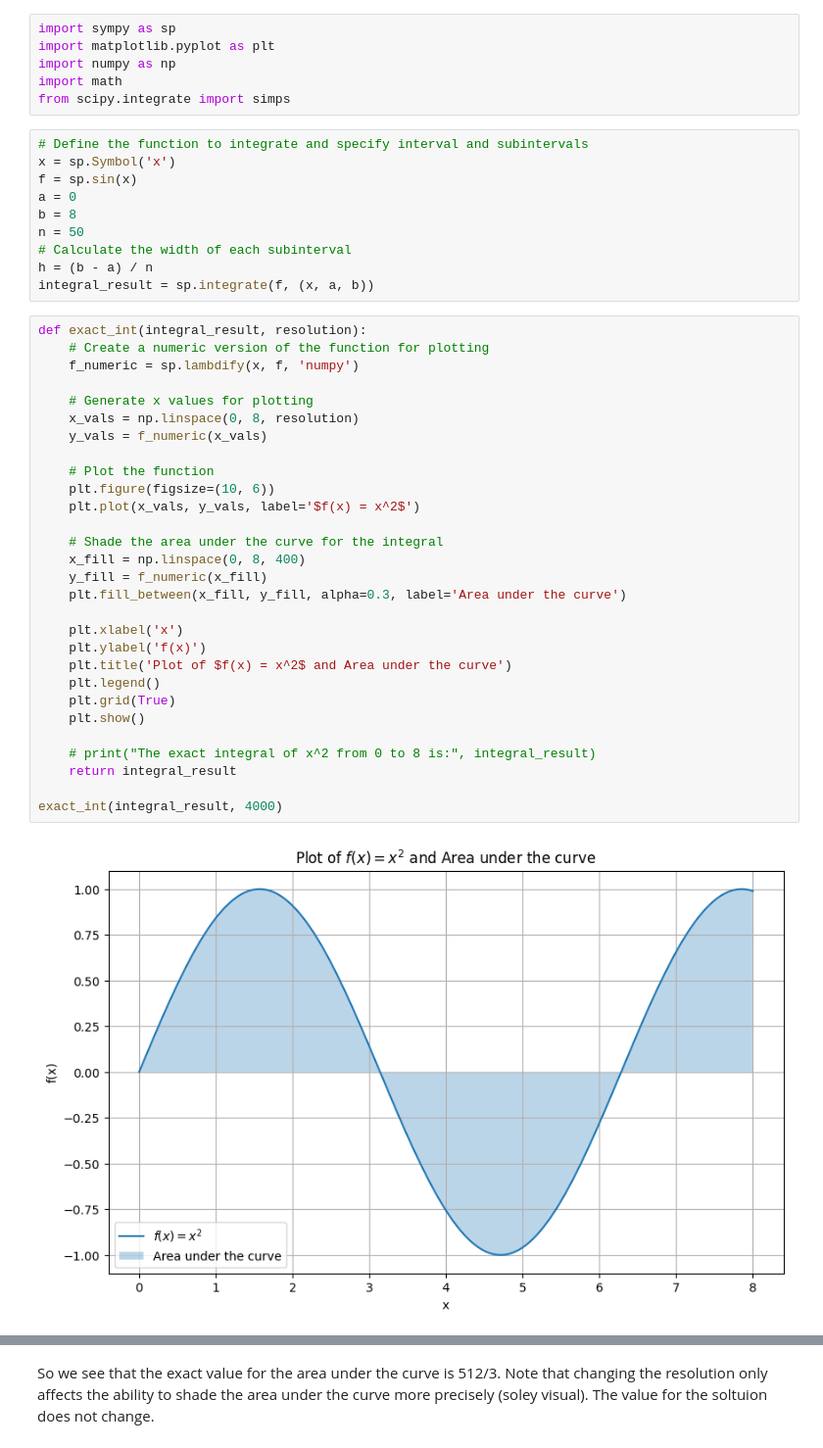
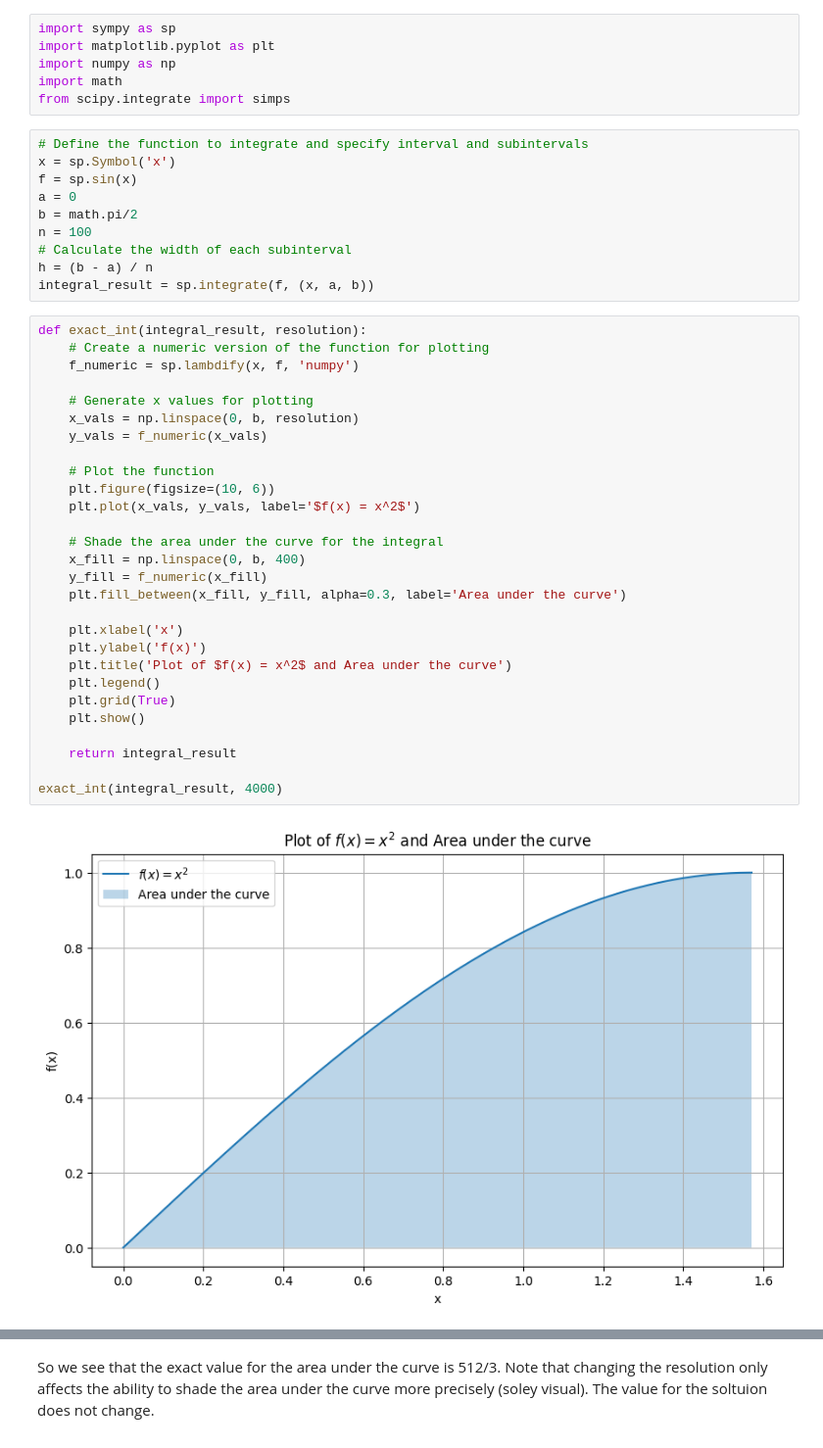
Before and after one commit to aqsnyder/eng_math, a Jupyter notebook: integration_techniques.ipynb, the cells around one changed output, grey strips where cells are left out. Shown at 98% size. Cells and saved outputs as stored; diff of their text form.

```diff
--- a/integration_techniques.ipynb
+++ b/integration_techniques.ipynb
@@ -17,39 +17,38 @@ from scipy.integrate import simps
 x = sp.Symbol('x')
 f = sp.sin(x)
 a = 0
-b = 8
-n = 50
+b = math.pi/2
+n = 100
 # Calculate the width of each subinterval
 h = (b - a) / n
 integral_result = sp.integrate(f, (x, a, b))
 # %%
 def exact_int(integral_result, resolution):
     # Create a numeric version of the function for plotting
     f_numeric = sp.lambdify(x, f, 'numpy')
 
     # Generate x values for plotting
-    x_vals = np.linspace(0, 8, resolution)
+    x_vals = np.linspace(0, b, resolution)
     y_vals = f_numeric(x_vals)
 
     # Plot the function
     plt.figure(figsize=(10, 6))
     plt.plot(x_vals, y_vals, label='$f(x) = x^2$')
 
     # Shade the area under the curve for the integral
-    x_fill = np.linspace(0, 8, 400)
+    x_fill = np.linspace(0, b, 400)
     y_fill = f_numeric(x_fill)
     plt.fill_between(x_fill, y_fill, alpha=0.3, label='Area under the curve')
 
     plt.xlabel('x')
     plt.ylabel('f(x)')
     plt.title('Plot of $f(x) = x^2$ and Area under the curve')
     plt.legend()
     plt.grid(True)
     plt.show()
 
-    # print("The exact integral of x^2 from 0 to 8 is:", integral_result)
     return integral_result
 
 exact_int(integral_result, 4000)
 # %% [output]
-[figure, old version]
+[figure, new version]
```
Also changed, not shown: parts of 8 cells of this notebook.
